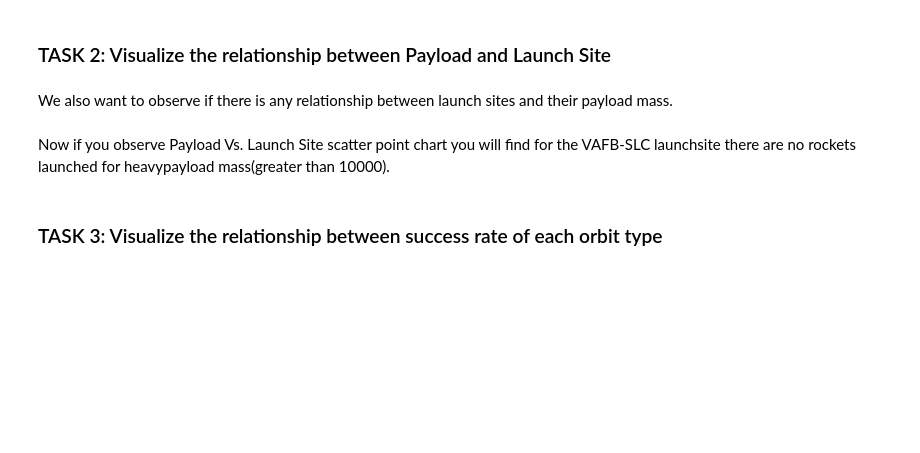
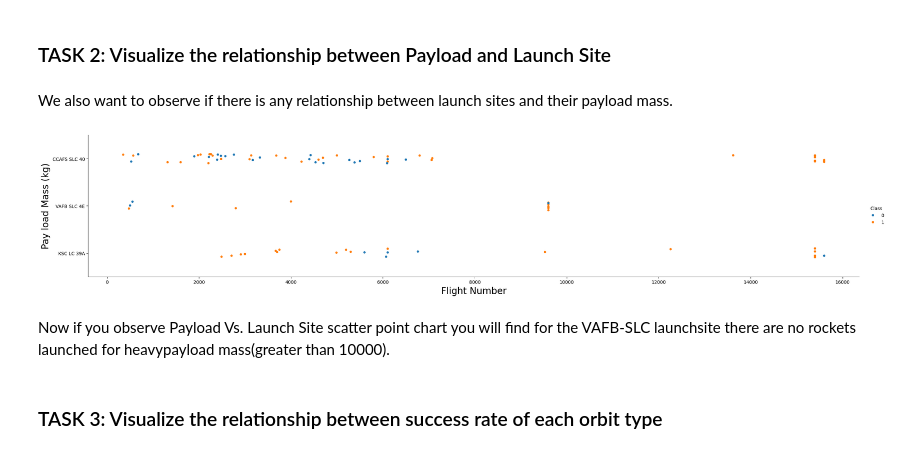
Before and after one commit to Andre-Roussel/IBM-Skills-Build-DataScience-Capstone, a Jupyter notebook: jupyter-labs-eda-dataviz-v2.ipynb, the cells around one changed output. Saved outputs shown, nothing was run; the diff lists cells and outputs as text; code cells hidden in the pictures; blank space fills up the shorter version.

```diff
--- a/jupyter-labs-eda-dataviz-v2.ipynb
+++ b/jupyter-labs-eda-dataviz-v2.ipynb
@@ -104,6 +104,13 @@ Now try to explain the patterns you found in the Flight Number vs. Launch Site s
 We also want to observe if there is any relationship between launch sites and their payload mass.
 # %%
 # Plot a scatter point chart with x axis to be Pay Load Mass (kg) and y axis to be the launch site, and hue to be the class value
+
+sns.catplot(y="LaunchSite", x="PayloadMass", hue="Class", data=df, aspect = 5)
+plt.xlabel("Flight Number",fontsize=20)
+plt.ylabel("Pay load Mass (kg)",fontsize=20)
+plt.show()
+# %% [output]
+[figure, added]
 # %% [markdown]
 Now if you observe Payload Vs. Launch Site scatter point chart you will find for the VAFB-SLC  launchsite there are no  rockets  launched for  heavypayload mass(greater than 10000).
 # %% [markdown]
```
Also changed, not shown: parts of 8 cells of this notebook, 1 other file.
